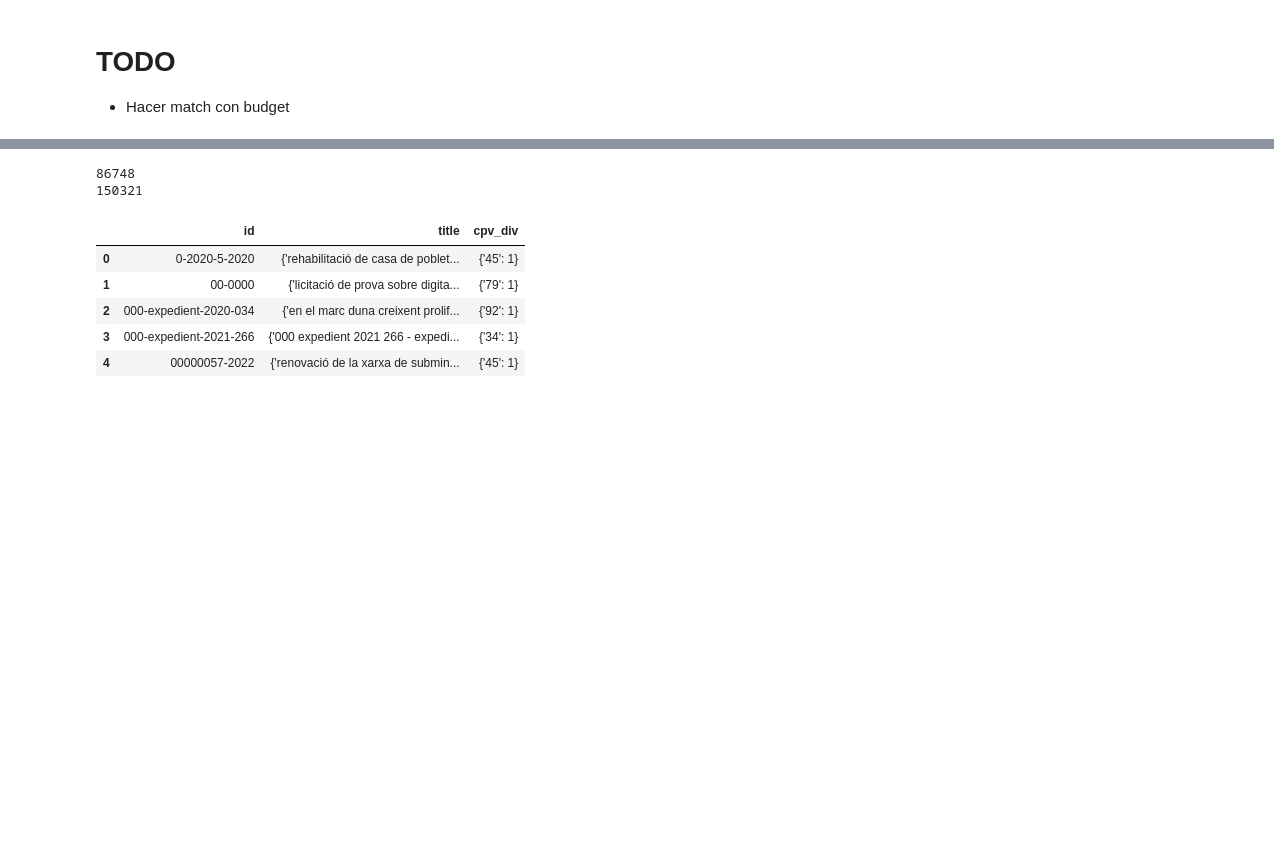
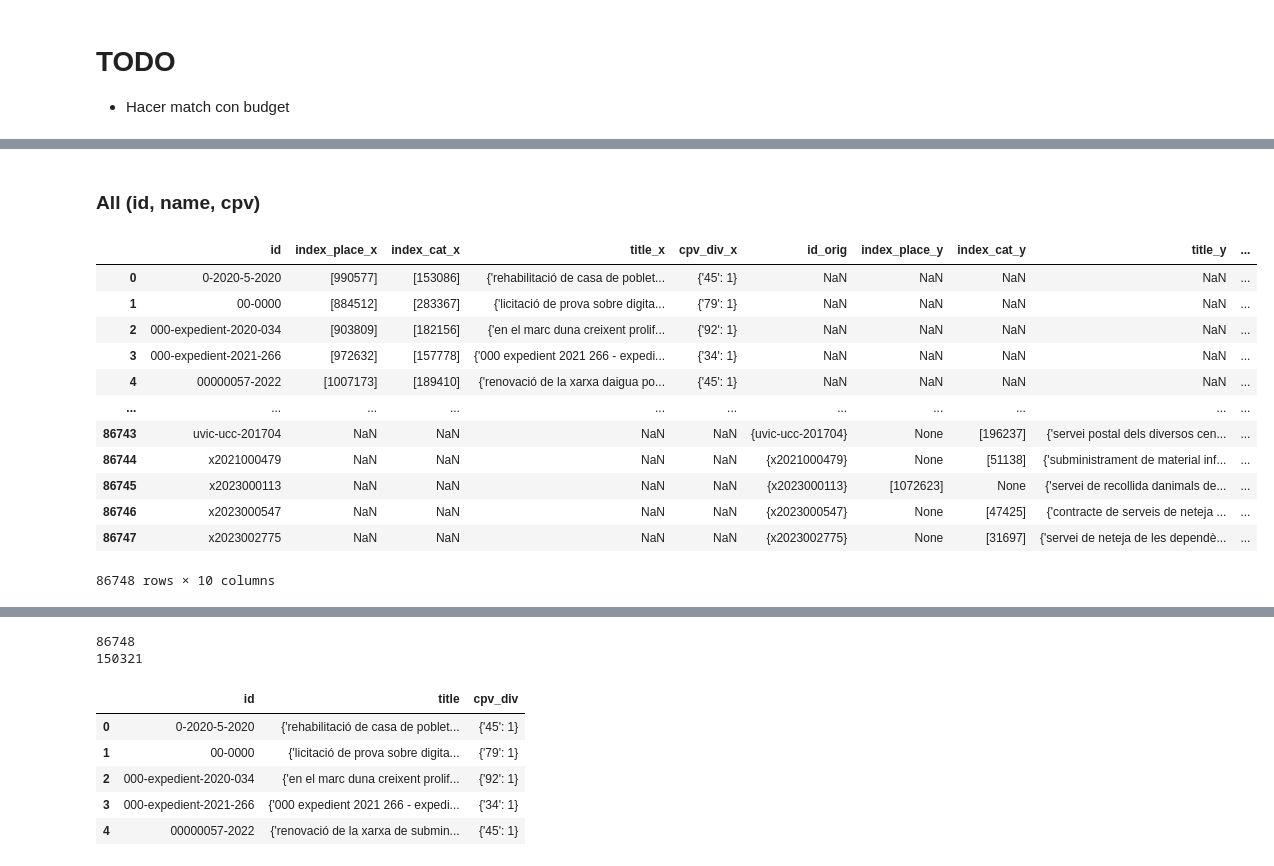
Before and after one commit to nextprocurement/NP-Company-Process, a Jupyter notebook: match_tender.ipynb, the cells around one changed output, grey strips where cells are left out. Drawn from its saved outputs; the diff is of its cells as text; code cells hidden in the pictures; blank space fills up the shorter version.

```diff
--- a/match_tender.ipynb
+++ b/match_tender.ipynb
@@ -417,0 +649,34 @@ display(matched_id.head())
+# %%
+# ID
+matched_aux = (
+    pd.concat([m_x, m_y])
+    .groupby("id")
+    .agg(
+        {
+            "id_orig": set,
+            "title": Counter,
+            "cpv_div": Counter,
+            "index_x": sum,
+            "index_y": sum,
+        }
+    )
+    .reset_index()
+).rename(
+    columns={
+        "index_x": "index_place",
+        "index_y": "index_cat",
+    }
+)
+matched_aux["index_place"] = matched_aux["index_place"].apply(
+    lambda x: list(set(x)) if x else None
+)
+matched_aux["index_cat"] = matched_aux["index_cat"].apply(
+    lambda x: list(set(x)) if x else None
+)
+
+matched_aux = matched_aux[
+    ["id", "id_orig", "index_place", "index_cat", "title", "cpv_div"]
+]
+print(len(matched_aux))
+print(sum(matched_aux["title"].apply(lambda x: sum(x.values()))))
+display(matched_aux.head())
@@ -417,0 +708,24 @@ display(matched_id.head())
+# %% [markdown]
+### All (id, name, cpv)
+# %%
+pd.merge(
+    matched_id,
+    matched_aux,
+    how="outer",
+    left_on="id",
+    right_on="id",
+)
+# %% [output]
+|  | id | index_place_x | index_cat_x | title_x | cpv_div_x | id_orig | index_place_y | index_cat_y | title_y | ... |
+| 0 | 0-2020-5-2020 | [990577] | [153086] | {'rehabilitació de casa de poblet... | {'45': 1} | NaN | NaN | NaN | NaN | ... |
+| 1 | 00-0000 | [884512] | [283367] | {'licitació de prova sobre digita... | {'79': 1} | NaN | NaN | NaN | NaN | ... |
+| 2 | 000-expedient-2020-034 | [903809] | [182156] | {'en el marc duna creixent prolif... | {'92': 1} | NaN | NaN | NaN | NaN | ... |
+| 3 | 000-expedient-2021-266 | [972632] | [157778] | {'000 expedient 2021 266 - expedi... | {'34': 1} | NaN | NaN | NaN | NaN | ... |
+| 4 | 00000057-2022 | [1007173] | [189410] | {'renovació de la xarxa daigua po... | {'45': 1} | NaN | NaN | NaN | NaN | ... |
+| ... | ... | ... | ... | ... | ... | ... | ... | ... | ... | ... |
+| 86743 | uvic-ucc-201704 | NaN | NaN | NaN | NaN | {uvic-ucc-201704} | None | [196237] | {'servei postal dels diversos cen... | ... |
+| 86744 | x2021000479 | NaN | NaN | NaN | NaN | {x2021000479} | None | [51138] | {'subministrament de material inf... | ... |
+| 86745 | x2023000113 | NaN | NaN | NaN | NaN | {x2023000113} | [1072623] | None | {'servei de recollida danimals de... | ... |
+| 86746 | x2023000547 | NaN | NaN | NaN | NaN | {x2023000547} | None | [47425] | {'contracte de serveis de neteja ... | ... |
+| 86747 | x2023002775 | NaN | NaN | NaN | NaN | {x2023002775} | None | [31697] | {'servei de neteja de les dependè... | ... |
+86748 rows × 10 columns
```
Also changed, not shown: parts of 42 cells of this notebook, 3 other files.
